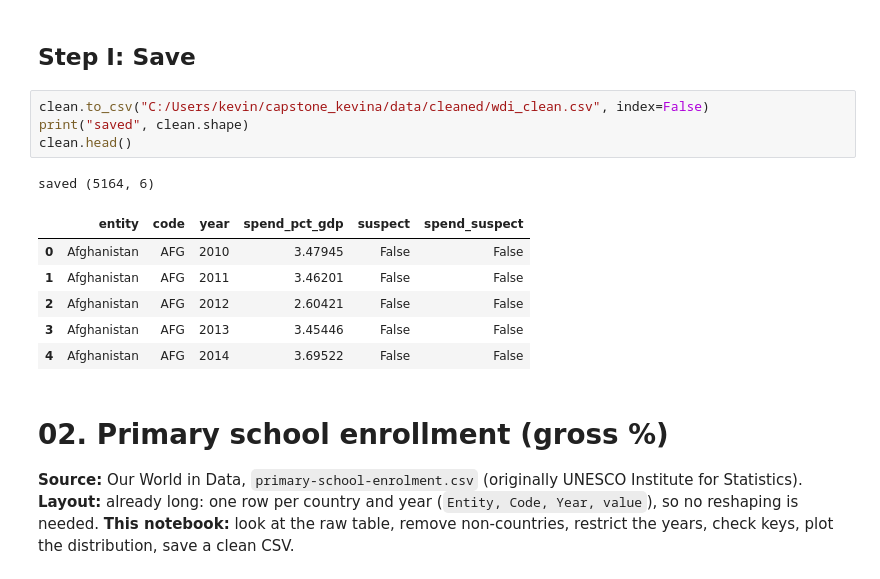
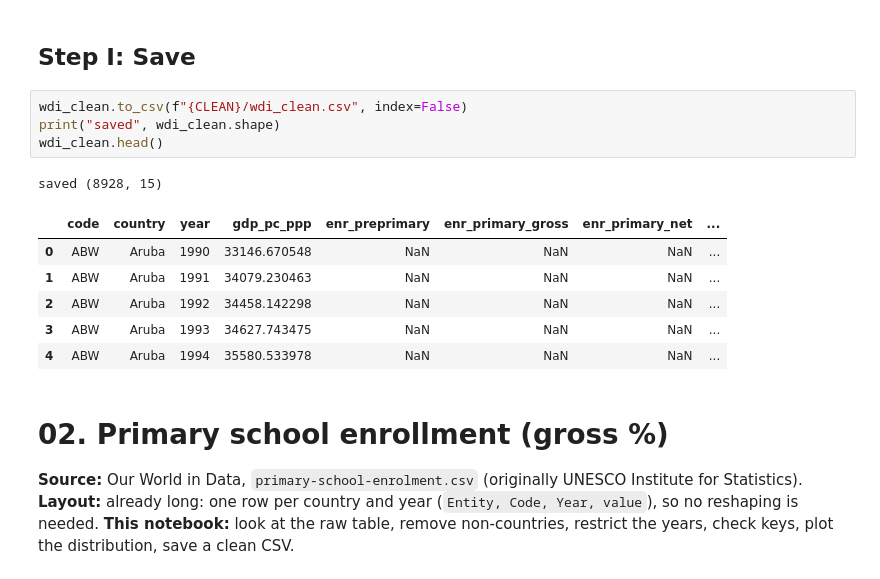
Before and after one commit to k3vina/capstone_kevina, a Jupyter notebook: notebook.ipynb, the cells around one changed output. Saved outputs shown, nothing was run; the diff lists cells and outputs as text.

```diff
--- a/notebook.ipynb
+++ b/notebook.ipynb
@@ -380,17 +390,17 @@ wdi_clean[["spend_pct_gdp", "gdp_pc_ppp", "persistence_last_grade", "enr_primary
 # %% [markdown]
 ## Step I: Save
 # %%
-clean.to_csv("C:/Users/kevin/capstone_kevina/data/cleaned/wdi_clean.csv", index=False)
-print("saved", clean.shape)
-clean.head()
+wdi_clean.to_csv(f"{CLEAN}/wdi_clean.csv", index=False)
+print("saved", wdi_clean.shape)
+wdi_clean.head()
 # %% [output]
-saved (5164, 6)
+saved (8928, 15)
-|  | entity | code | year | spend_pct_gdp | suspect | spend_suspect |
-| 0 | Afghanistan | AFG | 2010 | 3.47945 | False | False |
-| 1 | Afghanistan | AFG | 2011 | 3.46201 | False | False |
-| 2 | Afghanistan | AFG | 2012 | 2.60421 | False | False |
-| 3 | Afghanistan | AFG | 2013 | 3.45446 | False | False |
-| 4 | Afghanistan | AFG | 2014 | 3.69522 | False | False |
+|  | code | country | year | gdp_pc_ppp | enr_preprimary | enr_primary_gross | enr_primary_net | ... |
+| 0 | ABW | Aruba | 1990 | 33146.670548 | NaN | NaN | NaN | ... |
+| 1 | ABW | Aruba | 1991 | 34079.230463 | NaN | NaN | NaN | ... |
+| 2 | ABW | Aruba | 1992 | 34458.142298 | NaN | NaN | NaN | ... |
+| 3 | ABW | Aruba | 1993 | 34627.743475 | NaN | NaN | NaN | ... |
+| 4 | ABW | Aruba | 1994 | 35580.533978 | NaN | NaN | NaN | ... |
 # %% [markdown]
 # 02. Primary school enrollment (gross %)
 
```
Also changed, not shown: parts of 24 cells of this notebook, 8 other files.
